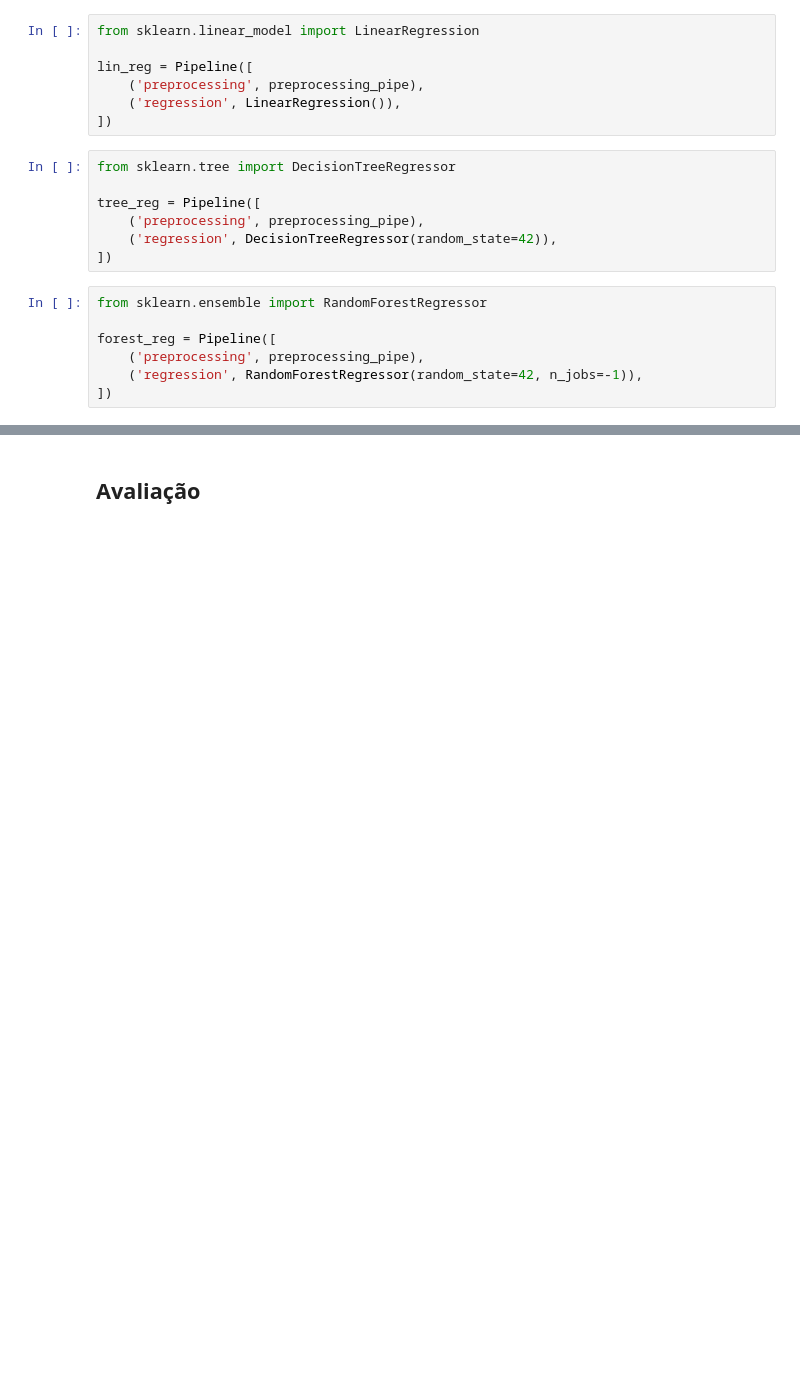
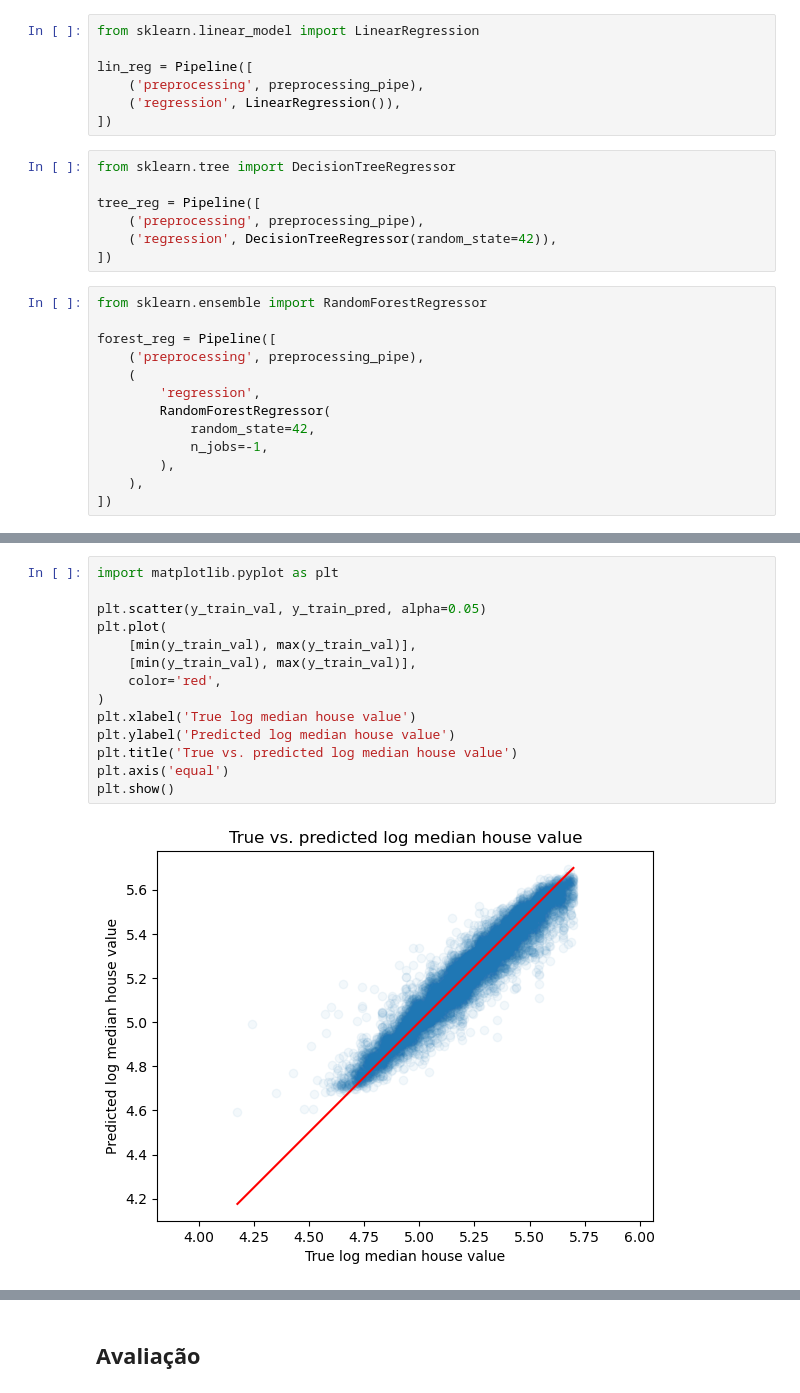
Before and after one commit to marinnagc/ml_labs_marinnagc, a Jupyter notebook: labs/01_regression/answers/task_02/notebooks/task_02.ipynb, the cells around one changed output, grey strips where cells are left out. Cells and saved outputs as stored; diff of their text form; blank space fills up the shorter version.

```diff
--- a/labs/01_regression/answers/task_02/notebooks/task_02.ipynb
+++ b/labs/01_regression/answers/task_02/notebooks/task_02.ipynb
@@ -145,5 +165,11 @@ from sklearn.ensemble import RandomForestRegressor
 
 forest_reg = Pipeline([
     ('preprocessing', preprocessing_pipe),
-    ('regression', RandomForestRegressor(random_state=42, n_jobs=-1)),
+    (
+        'regression',
+        RandomForestRegressor(
+            random_state=42,
+            n_jobs=-1,
+        ),
+    ),
 ])
@@ -229,3 +322,19 @@ y_pred = model.predict(X_test_val)
+# %%
+import matplotlib.pyplot as plt
+
+plt.scatter(y_train_val, y_train_pred, alpha=0.05)
+plt.plot(
+    [min(y_train_val), max(y_train_val)],
+    [min(y_train_val), max(y_train_val)],
+    color='red',
+)
+plt.xlabel('True log median house value')
+plt.ylabel('Predicted log median house value')
+plt.title('True vs. predicted log median house value')
+plt.axis('equal')
+plt.show()
+# %% [output]
+[figure, added]
 # %%
 import matplotlib.pyplot as plt
 
```
Also changed, not shown: parts of 16 cells of this notebook.
